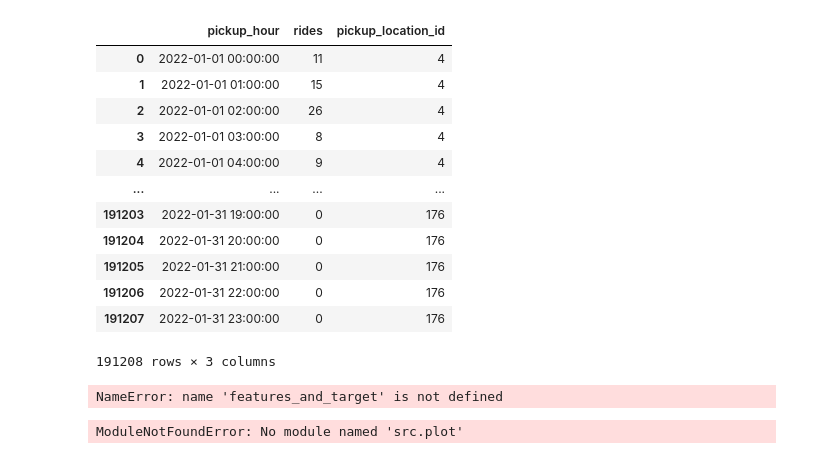
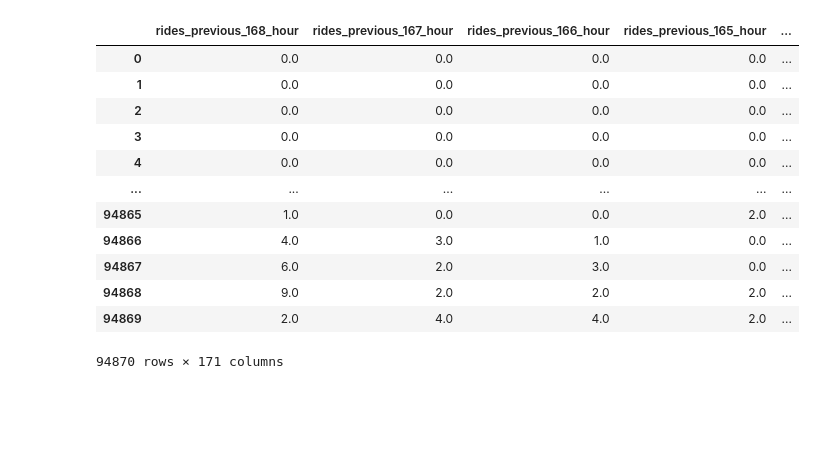
Before and after one commit to micmorap/taxi_demand_predictor, a Jupyter notebook: taxi_demand_predictor/notebooks/05_visualize_training_data.ipynb, the cells around one changed output. Cells and saved outputs as stored; diff of their text form; code cells hidden in the pictures; blank space fills up the shorter version.

```diff
--- a/taxi_demand_predictor/notebooks/05_visualize_training_data.ipynb
+++ b/taxi_demand_predictor/notebooks/05_visualize_training_data.ipynb
@@ -1,30 +1,28 @@
 # %%
 import pandas as pd
 from src.paths import TRANSFORMED_DATA_DIR
 
-features_and_target = pd.read_parquet(TRANSFORMED_DATA_DIR / 'ts_data_2022_01.parquet')
+features_and_target = pd.read_parquet(TRANSFORMED_DATA_DIR / 'tabular_data.parquet')
 
 
 features_and_target
 # %% [output]
-|  | pickup_hour | rides | pickup_location_id |
-| 0 | 2022-01-01 00:00:00 | 11 | 4 |
-| 1 | 2022-01-01 01:00:00 | 15 | 4 |
-| 2 | 2022-01-01 02:00:00 | 26 | 4 |
-| 3 | 2022-01-01 03:00:00 | 8 | 4 |
-| 4 | 2022-01-01 04:00:00 | 9 | 4 |
-| ... | ... | ... | ... |
-| 191203 | 2022-01-31 19:00:00 | 0 | 176 |
-| 191204 | 2022-01-31 20:00:00 | 0 | 176 |
-| 191205 | 2022-01-31 21:00:00 | 0 | 176 |
-| 191206 | 2022-01-31 22:00:00 | 0 | 176 |
-| 191207 | 2022-01-31 23:00:00 | 0 | 176 |
+|  | rides_previous_168_hour | rides_previous_167_hour | rides_previous_166_hour | rides_previous_165_hour | ... |
+| 0 | 0.0 | 0.0 | 0.0 | 0.0 | ... |
+| 1 | 0.0 | 0.0 | 0.0 | 0.0 | ... |
+| 2 | 0.0 | 0.0 | 0.0 | 0.0 | ... |
+| 3 | 0.0 | 0.0 | 0.0 | 0.0 | ... |
+| 4 | 0.0 | 0.0 | 0.0 | 0.0 | ... |
+| ... | ... | ... | ... | ... | ... |
+| 94865 | 1.0 | 0.0 | 0.0 | 2.0 | ... |
+| 94866 | 4.0 | 3.0 | 1.0 | 0.0 | ... |
+| 94867 | 6.0 | 2.0 | 3.0 | 0.0 | ... |
+| 94868 | 9.0 | 2.0 | 2.0 | 2.0 | ... |
+| 94869 | 2.0 | 4.0 | 4.0 | 2.0 | ... |
-191208 rows × 3 columns
+94870 rows × 171 columns
 # %%
 features = features_and_target.drop(columns=['target_rides_next_hour'])
 targets = features_and_target['target_rides_next_hour']
-# %% [output]
-NameError: name 'features_and_target' is not defined
 # %%
 from src.plot import plot_one_sample
 
@@ -33,5 +31,3 @@ plot_one_sample(
     features=features,
     targets=targets,
 )
-# %% [output]
-ModuleNotFoundError: No module named 'src.plot'
```
Also changed, not shown: 5 other files.
